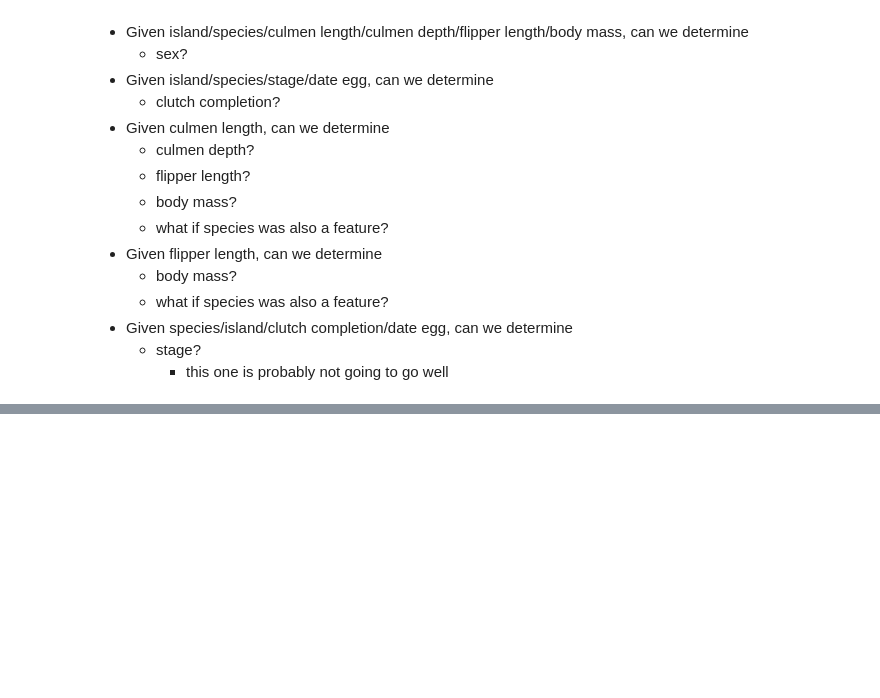
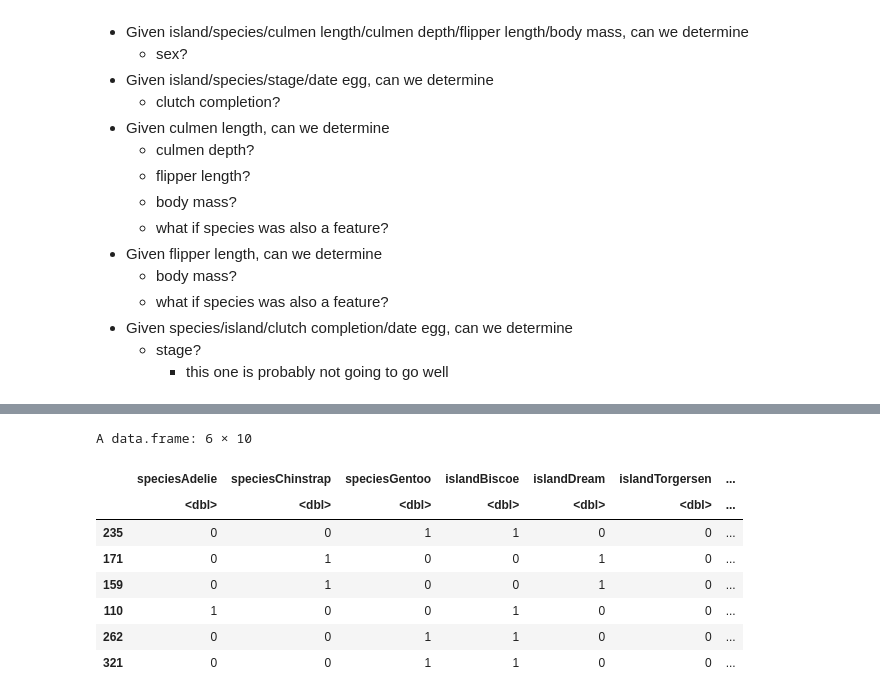
Before and after one commit to benbielin/penguins, a Jupyter notebook: penguin-machine-learning.ipynb, the cells around one changed output, grey strips where cells are left out. Cells and saved outputs as stored; diff of their text form; code cells hidden in the pictures; blank space fills up the shorter version.

```diff
--- a/penguin-machine-learning.ipynb
+++ b/penguin-machine-learning.ipynb
@@ -50,0 +129,12 @@ Some goals for this notebook
+# %%
+head(train)
+# %% [output]
+A data.frame: 6 × 10
+|  | speciesAdelie | speciesChinstrap | speciesGentoo | islandBiscoe | islandDream | islandTorgersen | ... |
+|  | <dbl> | <dbl> | <dbl> | <dbl> | <dbl> | <dbl> | ... |
+| 235 | 0 | 0 | 1 | 1 | 0 | 0 | ... |
+| 171 | 0 | 1 | 0 | 0 | 1 | 0 | ... |
+| 159 | 0 | 1 | 0 | 0 | 1 | 0 | ... |
+| 110 | 1 | 0 | 0 | 1 | 0 | 0 | ... |
+| 262 | 0 | 0 | 1 | 1 | 0 | 0 | ... |
+| 321 | 0 | 0 | 1 | 1 | 0 | 0 | ... |
```
Also changed, not shown: parts of 18 cells of this notebook.
